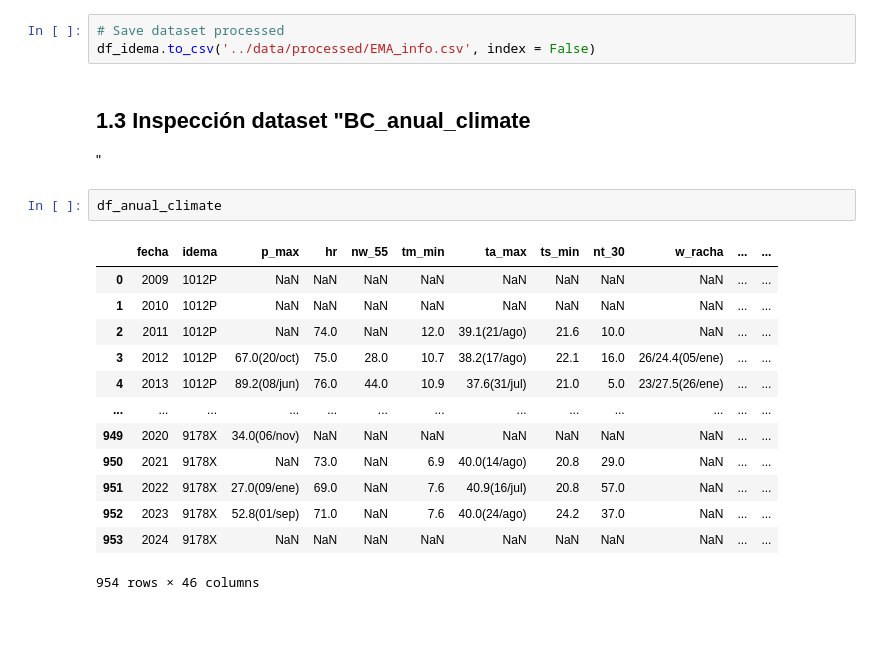
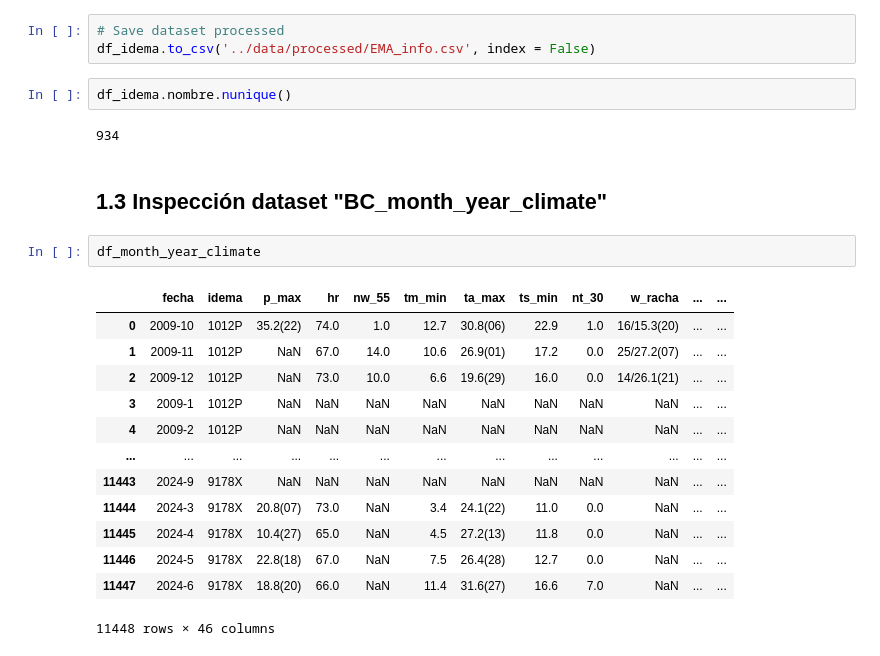
Before and after one commit to elecomexp/ONLINE_DS_THEBRIDGE_2024, a Jupyter notebook: 04_Project_Break_I/EDA_AEMET/src/notebooks/nb03_limpiar_y_combinar_datasets.ipynb, the cells around one changed output. Drawn from its saved outputs; the diff is of its cells as text; blank space fills up the shorter version.

```diff
--- a/04_Project_Break_I/EDA_AEMET/src/notebooks/nb03_limpiar_y_combinar_datasets.ipynb
+++ b/04_Project_Break_I/EDA_AEMET/src/notebooks/nb03_limpiar_y_combinar_datasets.ipynb
@@ -127,22 +127,25 @@ sns.scatterplot(df_idema, x = 'longitud', y = 'latitud')
 # %%
 # Save dataset processed
 df_idema.to_csv('../data/processed/EMA_info.csv', index = False)
+# %%
+df_idema.nombre.nunique()
+# %% [output]
+934
 # %% [markdown]
-## 1.3 Inspección dataset "BC_anual_climate
-"
+## 1.3 Inspección dataset "BC_month_year_climate"
-# %%
-df_anual_climate
-# %% [output]
-|  | fecha | idema | p_max | hr | nw_55 | tm_min | ta_max | ts_min | nt_30 | w_racha | ... | ... |
-| 0 | 2009 | 1012P | NaN | NaN | NaN | NaN | NaN | NaN | NaN | NaN | ... | ... |
-| 1 | 2010 | 1012P | NaN | NaN | NaN | NaN | NaN | NaN | NaN | NaN | ... | ... |
-| 2 | 2011 | 1012P | NaN | 74.0 | NaN | 12.0 | 39.1(21/ago) | 21.6 | 10.0 | NaN | ... | ... |
-| 3 | 2012 | 1012P | 67.0(20/oct) | 75.0 | 28.0 | 10.7 | 38.2(17/ago) | 22.1 | 16.0 | 26/24.4(05/ene) | ... | ... |
-| 4 | 2013 | 1012P | 89.2(08/jun) | 76.0 | 44.0 | 10.9 | 37.6(31/jul) | 21.0 | 5.0 | 23/27.5(26/ene) | ... | ... |
-| ... | ... | ... | ... | ... | ... | ... | ... | ... | ... | ... | ... | ... |
-| 949 | 2020 | 9178X | 34.0(06/nov) | NaN | NaN | NaN | NaN | NaN | NaN | NaN | ... | ... |
-| 950 | 2021 | 9178X | NaN | 73.0 | NaN | 6.9 | 40.0(14/ago) | 20.8 | 29.0 | NaN | ... | ... |
-| 951 | 2022 | 9178X | 27.0(09/ene) | 69.0 | NaN | 7.6 | 40.9(16/jul) | 20.8 | 57.0 | NaN | ... | ... |
-| 952 | 2023 | 9178X | 52.8(01/sep) | 71.0 | NaN | 7.6 | 40.0(24/ago) | 24.2 | 37.0 | NaN | ... | ... |
-| 953 | 2024 | 9178X | NaN | NaN | NaN | NaN | NaN | NaN | NaN | NaN | ... | ... |
-954 rows × 46 columns
+# %%
+df_month_year_climate
+# %% [output]
+|  | fecha | idema | p_max | hr | nw_55 | tm_min | ta_max | ts_min | nt_30 | w_racha | ... | ... |
+| 0 | 2009-10 | 1012P | 35.2(22) | 74.0 | 1.0 | 12.7 | 30.8(06) | 22.9 | 1.0 | 16/15.3(20) | ... | ... |
+| 1 | 2009-11 | 1012P | NaN | 67.0 | 14.0 | 10.6 | 26.9(01) | 17.2 | 0.0 | 25/27.2(07) | ... | ... |
+| 2 | 2009-12 | 1012P | NaN | 73.0 | 10.0 | 6.6 | 19.6(29) | 16.0 | 0.0 | 14/26.1(21) | ... | ... |
+| 3 | 2009-1 | 1012P | NaN | NaN | NaN | NaN | NaN | NaN | NaN | NaN | ... | ... |
+| 4 | 2009-2 | 1012P | NaN | NaN | NaN | NaN | NaN | NaN | NaN | NaN | ... | ... |
+| ... | ... | ... | ... | ... | ... | ... | ... | ... | ... | ... | ... | ... |
+| 11443 | 2024-9 | 9178X | NaN | NaN | NaN | NaN | NaN | NaN | NaN | NaN | ... | ... |
+| 11444 | 2024-3 | 9178X | 20.8(07) | 73.0 | NaN | 3.4 | 24.1(22) | 11.0 | 0.0 | NaN | ... | ... |
+| 11445 | 2024-4 | 9178X | 10.4(27) | 65.0 | NaN | 4.5 | 27.2(13) | 11.8 | 0.0 | NaN | ... | ... |
+| 11446 | 2024-5 | 9178X | 22.8(18) | 67.0 | NaN | 7.5 | 26.4(28) | 12.7 | 0.0 | NaN | ... | ... |
+| 11447 | 2024-6 | 9178X | 18.8(20) | 66.0 | NaN | 11.4 | 31.6(27) | 16.6 | 7.0 | NaN | ... | ... |
+11448 rows × 46 columns
```
Also changed, not shown: parts of 5 cells of this notebook, 1 other file.
